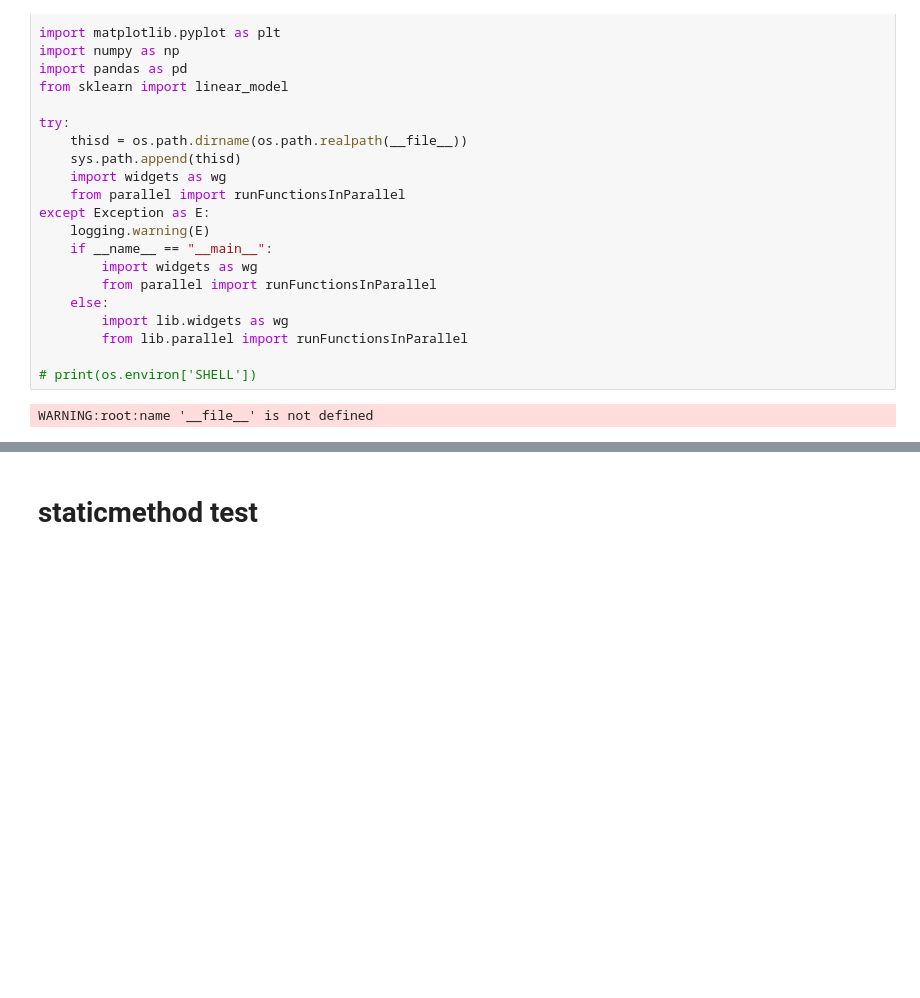
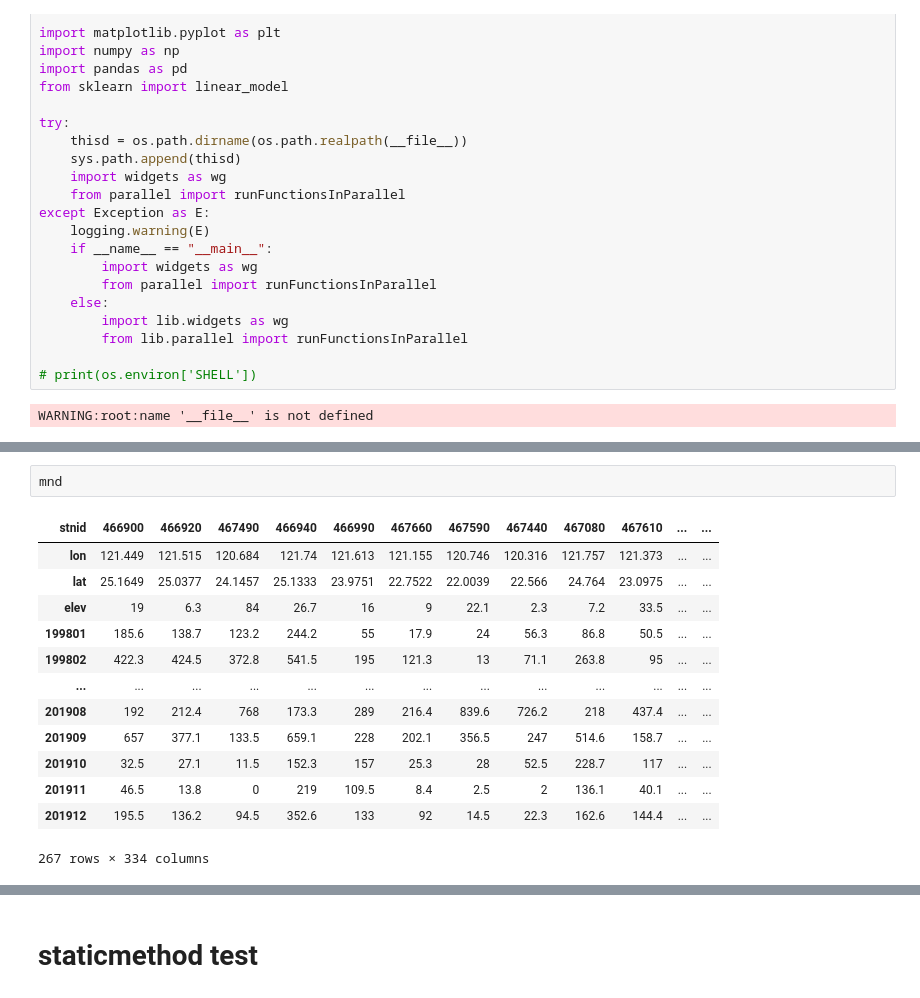
Before and after one commit to thecourageyu/RNNQC, a Jupyter notebook: lib/textloader.ipynb, the cells around one changed output, grey strips where cells are left out. Saved outputs shown, nothing was run; the diff lists cells and outputs as text; blank space fills up the shorter version.

```diff
--- a/lib/textloader.ipynb
+++ b/lib/textloader.ipynb
@@ -43,0 +127,16 @@ WARNING:root:name '__file__' is not defined
+# %%
+mnd
+# %% [output]
+| stnid | 466900 | 466920 | 467490 | 466940 | 466990 | 467660 | 467590 | 467440 | 467080 | 467610 | ... | ... |
+| lon | 121.449 | 121.515 | 120.684 | 121.74 | 121.613 | 121.155 | 120.746 | 120.316 | 121.757 | 121.373 | ... | ... |
+| lat | 25.1649 | 25.0377 | 24.1457 | 25.1333 | 23.9751 | 22.7522 | 22.0039 | 22.566 | 24.764 | 23.0975 | ... | ... |
+| elev | 19 | 6.3 | 84 | 26.7 | 16 | 9 | 22.1 | 2.3 | 7.2 | 33.5 | ... | ... |
+| 199801 | 185.6 | 138.7 | 123.2 | 244.2 | 55 | 17.9 | 24 | 56.3 | 86.8 | 50.5 | ... | ... |
+| 199802 | 422.3 | 424.5 | 372.8 | 541.5 | 195 | 121.3 | 13 | 71.1 | 263.8 | 95 | ... | ... |
+| ... | ... | ... | ... | ... | ... | ... | ... | ... | ... | ... | ... | ... |
+| 201908 | 192 | 212.4 | 768 | 173.3 | 289 | 216.4 | 839.6 | 726.2 | 218 | 437.4 | ... | ... |
+| 201909 | 657 | 377.1 | 133.5 | 659.1 | 228 | 202.1 | 356.5 | 247 | 514.6 | 158.7 | ... | ... |
+| 201910 | 32.5 | 27.1 | 11.5 | 152.3 | 157 | 25.3 | 28 | 52.5 | 228.7 | 117 | ... | ... |
+| 201911 | 46.5 | 13.8 | 0 | 219 | 109.5 | 8.4 | 2.5 | 2 | 136.1 | 40.1 | ... | ... |
+| 201912 | 195.5 | 136.2 | 94.5 | 352.6 | 133 | 92 | 14.5 | 22.3 | 162.6 | 144.4 | ... | ... |
+267 rows × 334 columns
```
Also changed, not shown: parts of 6 cells of this notebook, 3 other files.
